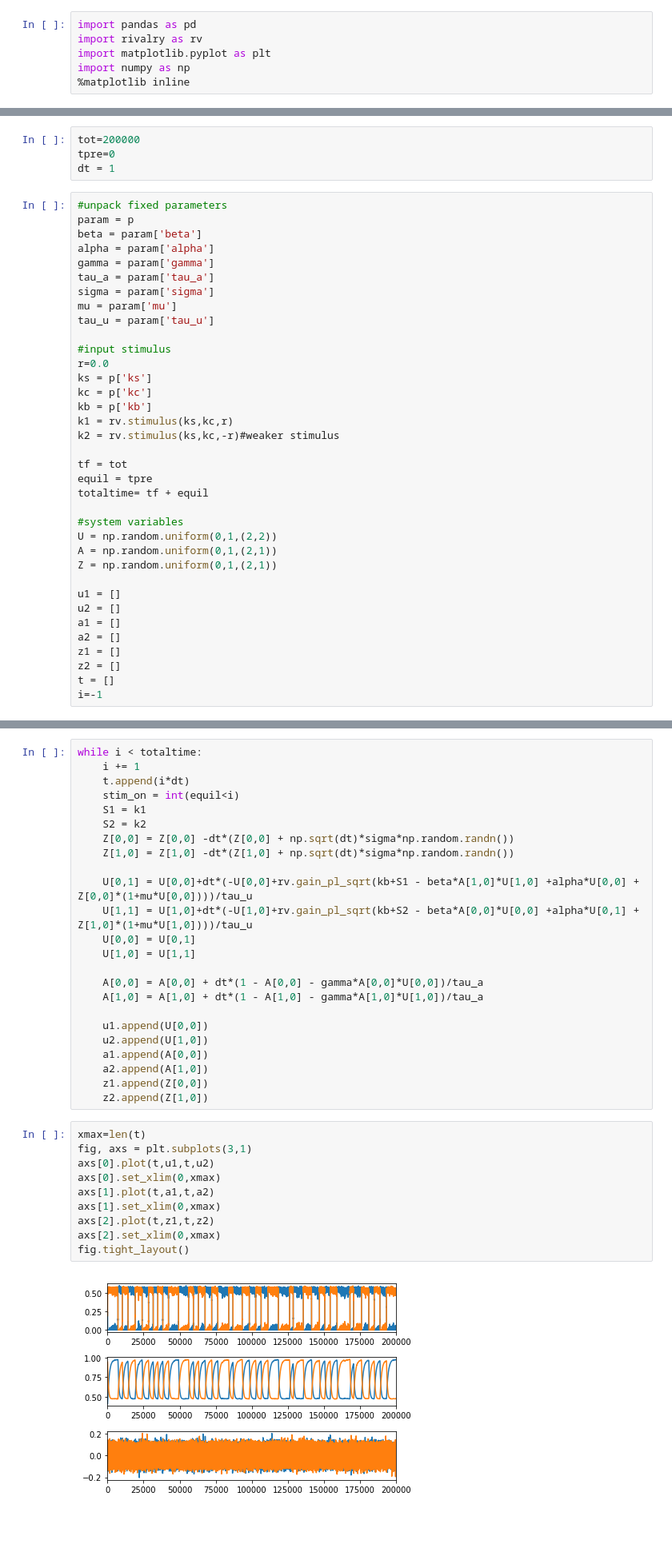
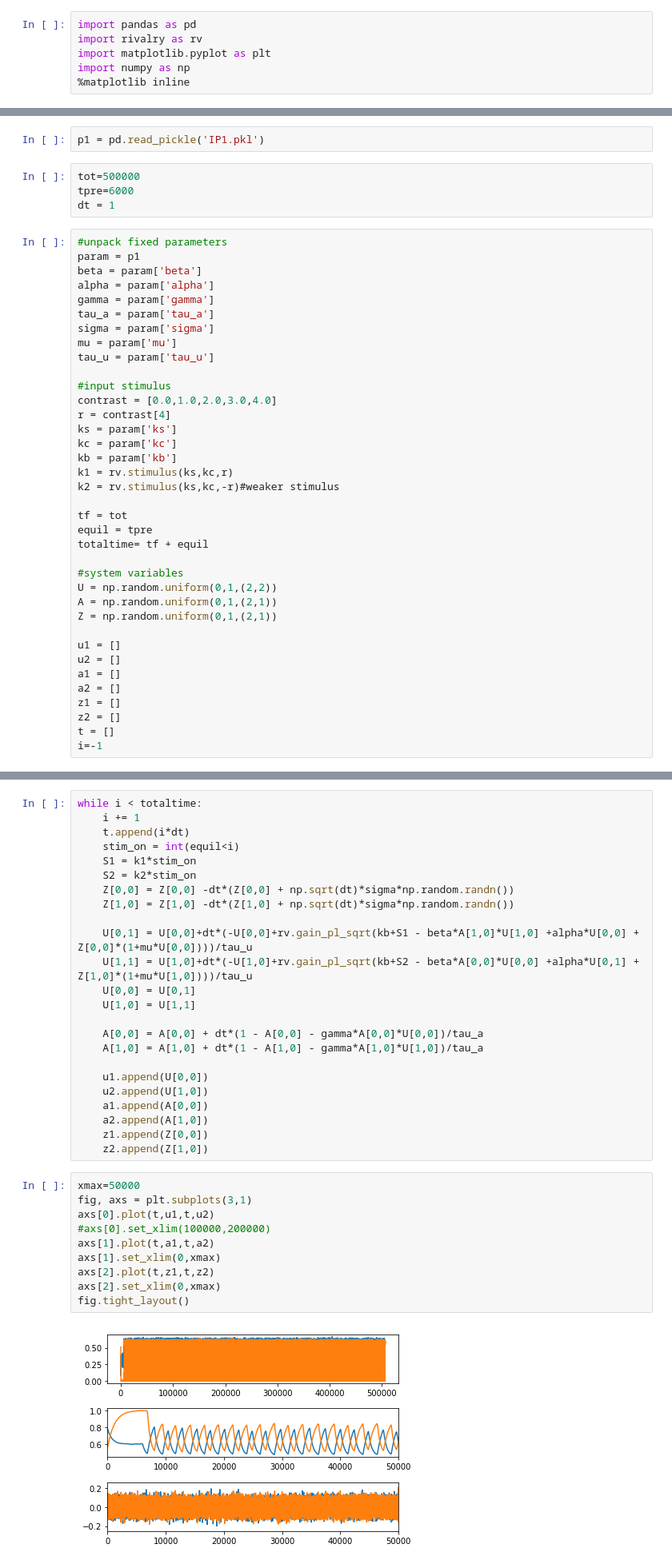
Before and after one commit to cjhough/model2.0, a Jupyter notebook: demodynamics.ipynb, the cells around one changed output, grey strips where cells are left out. Shown at 80% size. Cells and saved outputs as stored; diff of their text form; blank space fills up the shorter version.

```diff
--- a/demodynamics.ipynb
+++ b/demodynamics.ipynb
@@ -39,10 +26,12 @@ dtype: float64
+# %%
+p1 = pd.read_pickle('IP1.pkl')
 # %%
-tot=200000
-tpre=0
+tot=500000
+tpre=6000
 dt = 1
 # %%
 #unpack fixed parameters
-param = p
+param = p1
 beta = param['beta']
 alpha = param['alpha']
 gamma = param['gamma']
@@ -52,10 +41,11 @@ mu = param['mu']
 tau_u = param['tau_u']
 
 #input stimulus
-r=0.0
-ks = p['ks']
-kc = p['kc']
-kb = p['kb']
+contrast = [0.0,1.0,2.0,3.0,4.0]
+r = contrast[4]
+ks = param['ks']
+kc = param['kc']
+kb = param['kb']
 k1 = rv.stimulus(ks,kc,r)
 k2 = rv.stimulus(ks,kc,-r)#weaker stimulus
 
@@ -92,8 +82,8 @@ while i < totaltime:
     i += 1
     t.append(i*dt)
     stim_on = int(equil<i)
-    S1 = k1
-    S2 = k2
+    S1 = k1*stim_on
+    S2 = k2*stim_on
     Z[0,0] = Z[0,0] -dt*(Z[0,0] + np.sqrt(dt)*sigma*np.random.randn())
     Z[1,0] = Z[1,0] -dt*(Z[1,0] + np.sqrt(dt)*sigma*np.random.randn())
 
@@ -112,14 +102,14 @@ while i < totaltime:
     z1.append(Z[0,0])
     z2.append(Z[1,0])
 # %%
-xmax=len(t)
+xmax=50000
 fig, axs = plt.subplots(3,1)
 axs[0].plot(t,u1,t,u2)
-axs[0].set_xlim(0,xmax)
+#axs[0].set_xlim(100000,200000)
 axs[1].plot(t,a1,t,a2)
 axs[1].set_xlim(0,xmax)
 axs[2].plot(t,z1,t,z2)
 axs[2].set_xlim(0,xmax)
 fig.tight_layout()
 # %% [output]
-[figure, old version]
+[figure, new version]
```
Also changed, not shown: parts of 12 cells of this notebook, 13 other files.
